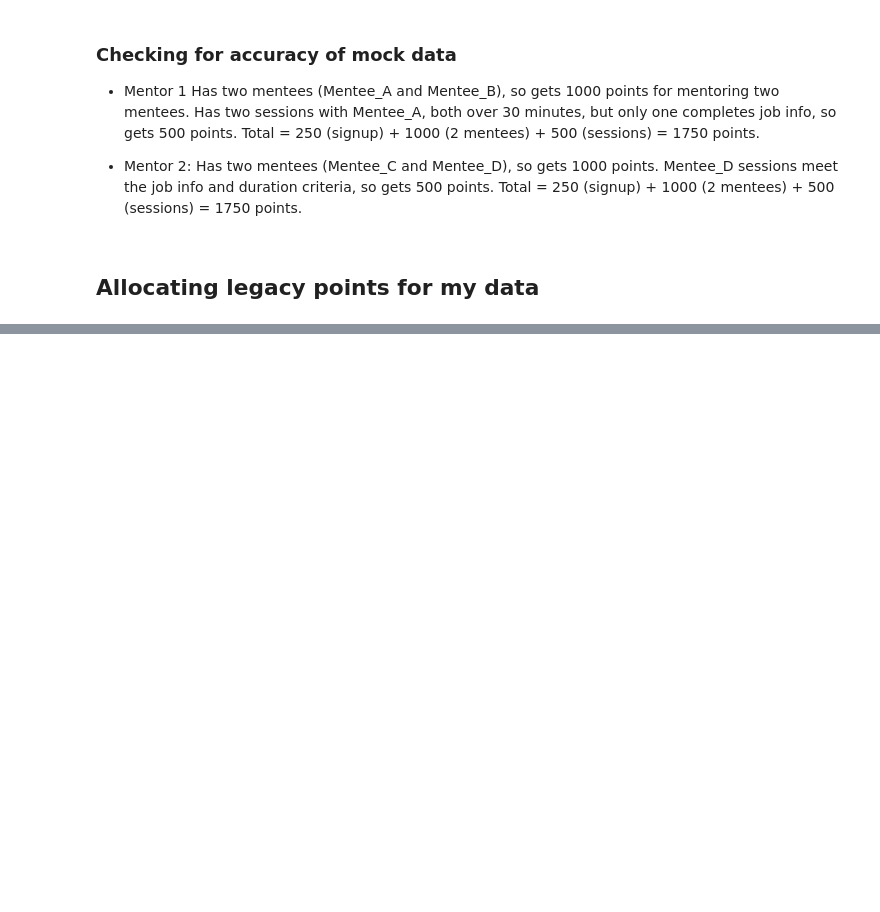
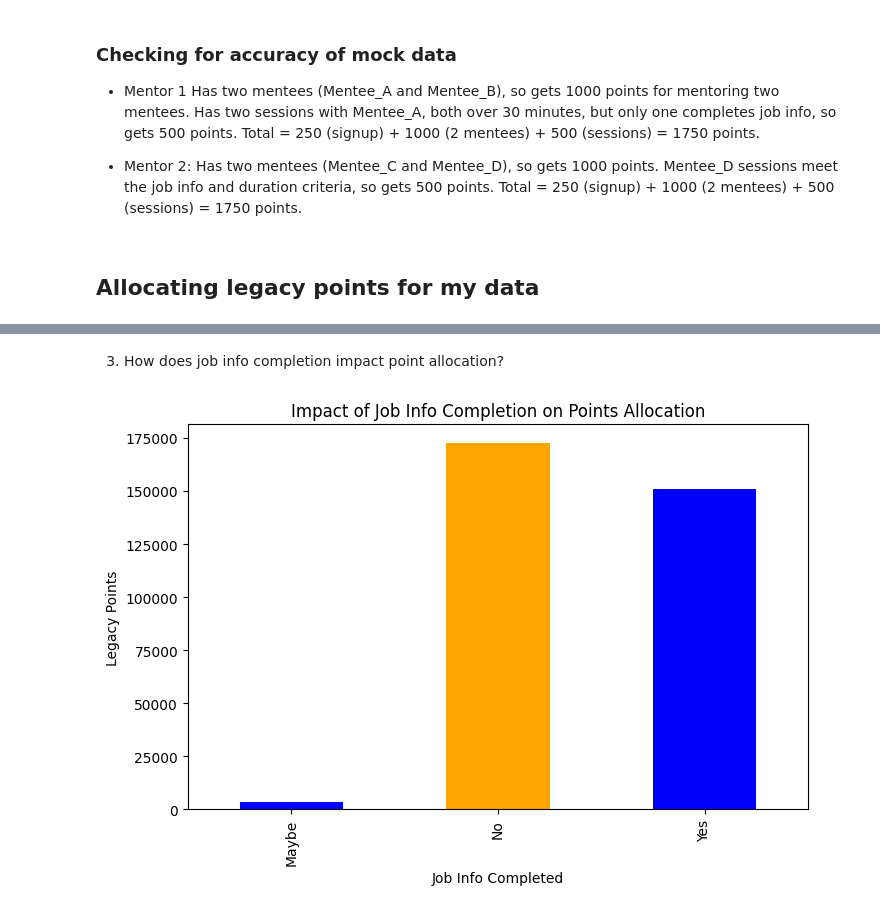
Before and after one commit to Georginahnjeri/Reward-program, a Jupyter notebook: reward.ipynb, the cells around one changed output, grey strips where cells are left out. Saved outputs shown, nothing was run; the diff lists cells and outputs as text; code cells hidden in the pictures; blank space fills up the shorter version.

```diff
--- a/reward.ipynb
+++ b/reward.ipynb
@@ -357,0 +410,15 @@ cleaned_data.head(10)
+# %% [markdown]
+3. How does job info completion impact point allocation?
+# %%
+# Group by job info completion and calculate total points
+job_info_impact = cleaned_data.groupby('Job_Info_Completed')['Legacy_Points'].sum()
+
+# Plot the grouped bar chart
+plt.figure(figsize=(8,5))
+job_info_impact.plot(kind='bar', color=['blue', 'orange'])
+plt.title('Impact of Job Info Completion on Points Allocation')
+plt.xlabel('Job Info Completed')
+plt.ylabel('Legacy Points')
+plt.show()
+# %% [output]
+[figure, added]
```
Also changed, not shown: parts of 23 cells of this notebook, 1 other file.
